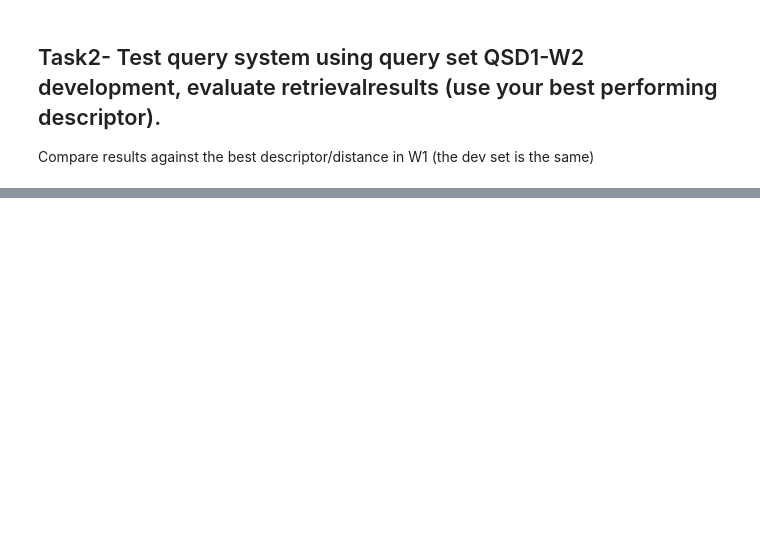
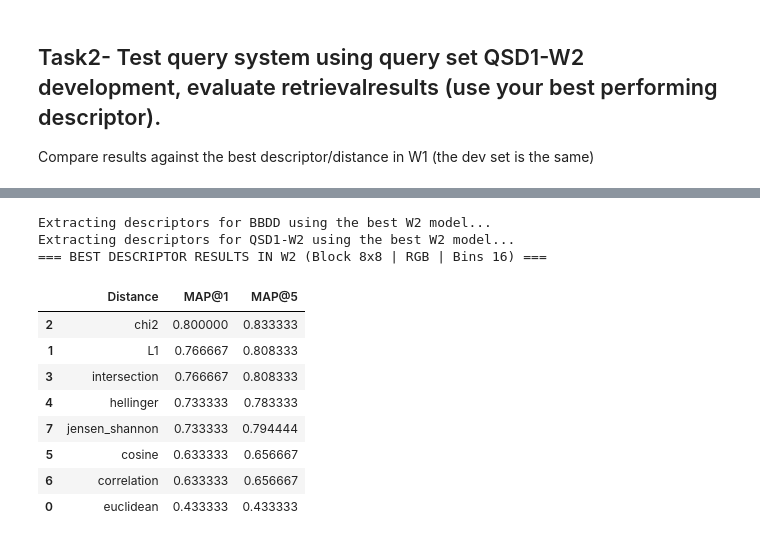
Before and after one commit to MCV-2026-C1-Project/Team-2, a Jupyter notebook: C1_week2.ipynb, the cells around one changed output, grey strips where cells are left out. Drawn from its saved outputs; the diff is of its cells as text; code cells hidden in the pictures; blank space fills up the shorter version.

Commit message:
optimized grid search, corrected some language slips

```diff
--- a/C1_week2.ipynb
+++ b/C1_week2.ipynb
@@ -334,3 +316,17 @@ def kdd_mapk(actual, predicted, k=10):
 
 #apk is like the average precision of hits at k items
 #but mapk looks in the entire dataset
+
+import pandas as pd
+from IPython.display import display
+
+gt_path = os.path.join(qsd1_path, "gt_corresps.pkl")
+with open(gt_path, "rb") as f:
+    gt_corresps = pickle.load(f)
+
+num_queries = len(gt_corresps)
+assert num_queries == len(qsd1_files), (
+    f"GT has {num_queries} entries but QSD1 has {len(qsd1_files)} images."
+)
+assert len(bbdd_ids) == len(bbdd_files), "BBDD IDs do not match the database files."
+actual_ids = [[int(item) for item in query_gt] for query_gt in gt_corresps]
@@ -336,0 +538,66 @@ def kdd_mapk(actual, predicted, k=10):
+# %%
+# 1. Define the BEST performing descriptor found during Grid Search (Week 2)
+best_w2_descriptor = partial(
+    compute_block_histogram,
+    grid=(8, 8),
+    color_space='RGB',
+    channels=(0, 1, 2),
+    bins=16
+)
+
+# 2. Extract feature descriptors for BBDD and QSD1-W2 datasets
+print("Extracting descriptors for BBDD using the best W2 model...")
+db_desc = compute_descriptors(bbdd_imgs, best_w2_descriptor)
+
+print("Extracting descriptors for QSD1-W2 using the best W2 model...")
+query_desc = compute_descriptors(qsd1_imgs, best_w2_descriptor)
+
+# 3. Evaluate retrieval performance across all distance measures
+results_best = evaluate_descriptors(db_desc, query_desc, MEASURES)
+
+# 4. Display results sorted by MAP@1
+df_results_best = pd.DataFrame(results_best).sort_values(by="MAP@1", ascending=False)
+print("=== BEST DESCRIPTOR RESULTS IN W2 (Block 8x8 | RGB | Bins 16) ===")
+display(df_results_best)
+
+# 5. DIRECT COMPARISON: BEST DESCRIPTOR/DISTANCE IN W1 VS BEST IN W2
+w1_best_map1 = 0.6333
+w1_best_map5 = 0.6872
+
+best_w2_row = df_results_best.iloc[0]
+
+comparison_table = [
+    {
+        "Week": "Week 1 (Best Baseline)",
+        "Descriptor / Method": "Global 1D CLAHE + LAB",
+        "Distance Metric": "L1",
+        "mAP@1 QSD1": w1_best_map1,
+        "mAP@5 QSD1": w1_best_map5,
+        "Gain mAP@1": "-"
+    },
+    {
+        "Week": "Week 2 (Best Proposed)",
+        "Descriptor / Method": "Block 8x8 | YCRCB 2D | Bins: 16",
+        "Distance Metric": best_w2_row["Distance"],
+        "mAP@1 QSD1": round(best_w2_row["MAP@1"], 4),
+        "mAP@5 QSD1": round(best_w2_row["MAP@5"], 4),
+        "Gain mAP@1": f"+{round(best_w2_row['MAP@1'] - w1_best_map1, 4):.4f}"
+    }
+]
+
+df_task2_comparison = pd.DataFrame(comparison_table)
+print("\n=== TASK 2 COMPARISON: BEST W1 VS BEST W2 ===")
+display(df_task2_comparison)
+# %% [output]
+Extracting descriptors for BBDD using the best W2 model...
+Extracting descriptors for QSD1-W2 using the best W2 model...
+=== BEST DESCRIPTOR RESULTS IN W2 (Block 8x8 | RGB | Bins 16) ===
+|  | Distance | MAP@1 | MAP@5 |
+| 2 | chi2 | 0.800000 | 0.833333 |
+| 1 | L1 | 0.766667 | 0.808333 |
+| 3 | intersection | 0.766667 | 0.808333 |
+| 4 | hellinger | 0.733333 | 0.783333 |
+| 7 | jensen_shannon | 0.733333 | 0.794444 |
+| 5 | cosine | 0.633333 | 0.656667 |
+| 6 | correlation | 0.633333 | 0.656667 |
+| 0 | euclidean | 0.433333 | 0.433333 |
```
Also changed, not shown: parts of 11 cells of this notebook, 4 other files.
